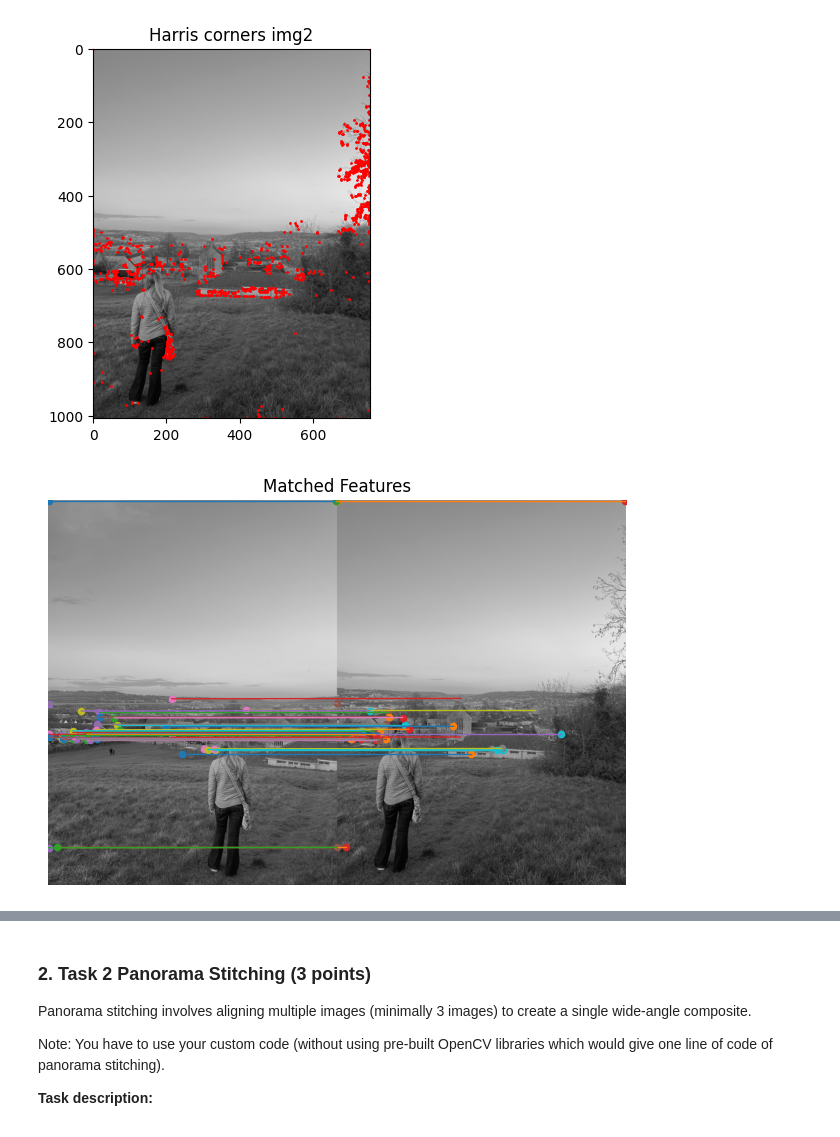
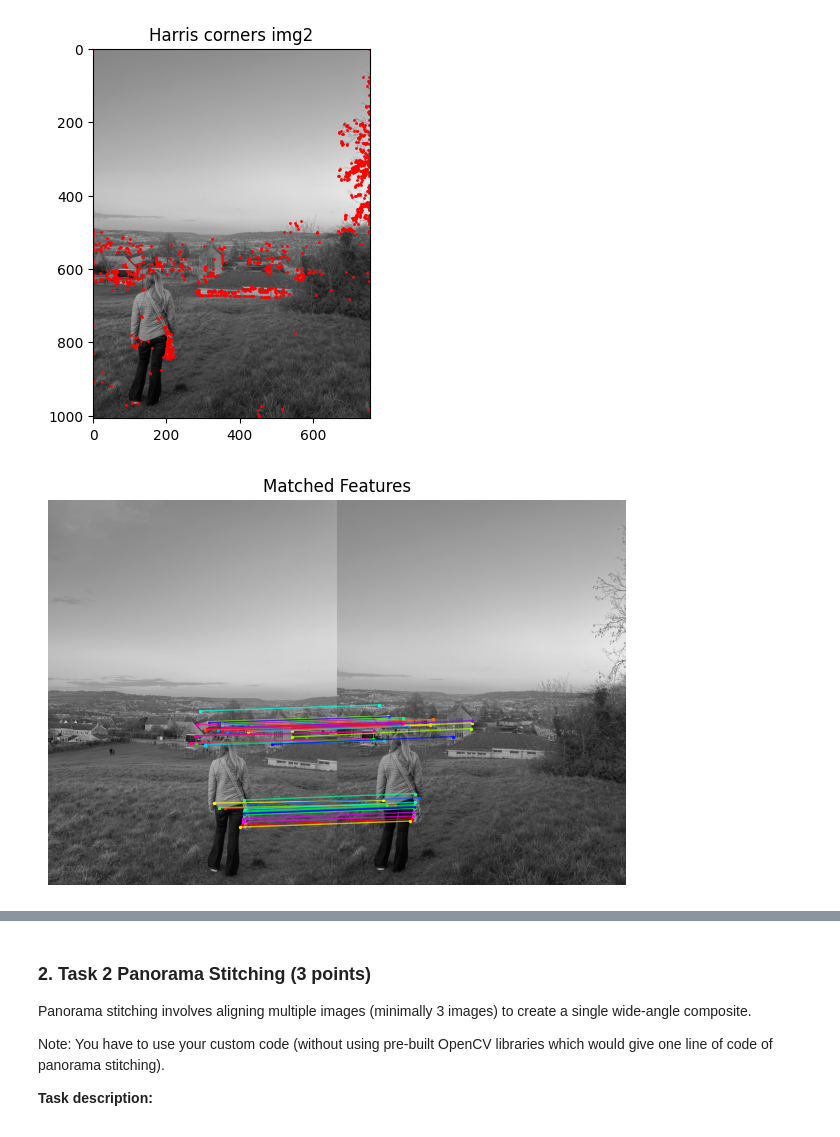
Before and after one commit to SPopham1/image-matching, a Jupyter notebook: Image_Matching_Coursework.ipynb, the cells around one changed output, grey strips where cells are left out. Cells and saved outputs as stored; diff of their text form; code cells hidden in the pictures.

Commit message:
Added patch based matching and started homography function

```diff
--- a/Image_Matching_Coursework.ipynb
+++ b/Image_Matching_Coursework.ipynb
@@ -191,20 +191,53 @@ Corners img2: 917
 [figure]
 [figure]
 # %%
-def matchPoints(points1, points2, max_matches=40):
+import matplotlib.cm as cm
+
+def getPatch(img, point, size=8):
+    y, x = point
+    offset = size // 2
+
+    if y-offset < 0 or y+offset >= img.shape[0]:
+        return None
+    if x-offset < 0 or x+offset >= img.shape[1]:
+        return None
+
+    patch = img[y-offset:y+offset+1, x-offset:x+offset+1]
+
+    # normalize patch
+    patch = patch - np.mean(patch)
+    std = np.std(patch)
+    if std != 0:
+        patch = patch / std
+
+    return patch.flatten()
+
+def matchPoints(img1, img2, points1, points2, max_matches=40):
     matches = []
+
     for p1 in points1:
-        best_match = []
+        patch1 = getPatch(img1, p1)
+
+        if patch1 is None:
+            continue
+
+        best_match = None
         best_dist = float("inf")
 
         for p2 in points2:
-            dist = (p1[0]-p2[0])**2 + (p1[1]-p2[1])**2
+            patch2 = getPatch(img2, p2)
+
+            if patch2 is None:
+                continue
+
+            dist = np.sum((patch1 - patch2) ** 2)
 
             if dist < best_dist:
                 best_dist = dist
                 best_match = p2
 
-        matches.append((p1, best_match, best_dist))
+        if best_match is not None:
+            matches.append((p1, best_match, best_dist))
 
     matches.sort(key=lambda x: x[2])
 
@@ -212,41 +245,42 @@ def matchPoints(points1, points2, max_matches=40):
 
     return [(m[0], m[1]) for m in matches]
 
-matches = matchPoints(points1, points2)
-
-# instead should be doing:
-# extract 16x16 patch around each corner
-# compare patches with SSD
-# match features
+matches = matchPoints(grey1, grey2, points1, points2, 40)
 
 h1, w1 = grey1.shape
 h2, w2 = grey2.shape
 
 height = max(h1, h2)
 width = w1 + w2
 
 combined = np.zeros((height, width))
 
 combined[:h1, :w1] = grey1
 combined[:h2, w1:w1+w2] = grey2
 
 plt.figure(figsize=(10,5))
 plt.imshow(combined, cmap="gray")
 
-for p1, p2 in matches:
+num_matches = len(matches)
+
+# generate distinct colours
+colours = cm.hsv(np.linspace(0, 1, num_matches))
+
+for i, (p1, p2) in enumerate(matches):
+    colour = colours[i]
 
     y1, x1 = p1
     y2, x2 = p2
 
     # shift x coordinate of image2
     x2_shifted = x2 + w1
 
-    plt.plot([x1, x2_shifted], [y1, y2], linewidth=1)
-    plt.scatter(x1, y1, s=20)
-    plt.scatter(x2_shifted, y2, s=20)
+    plt.plot([x1, x2_shifted], [y1, y2], color=colour, linewidth=1, alpha=0.7)
+    plt.scatter(x1, y1, s=2, color=colour)
+    plt.scatter(x2_shifted, y2, s=2, color=colour)
 
 plt.title("Matched Features")
 plt.axis("off")
 plt.show()
 # %% [output]
-[figure, old version]
+[figure, new version]
```
Also changed, not shown: parts of 1 cell of this notebook.
